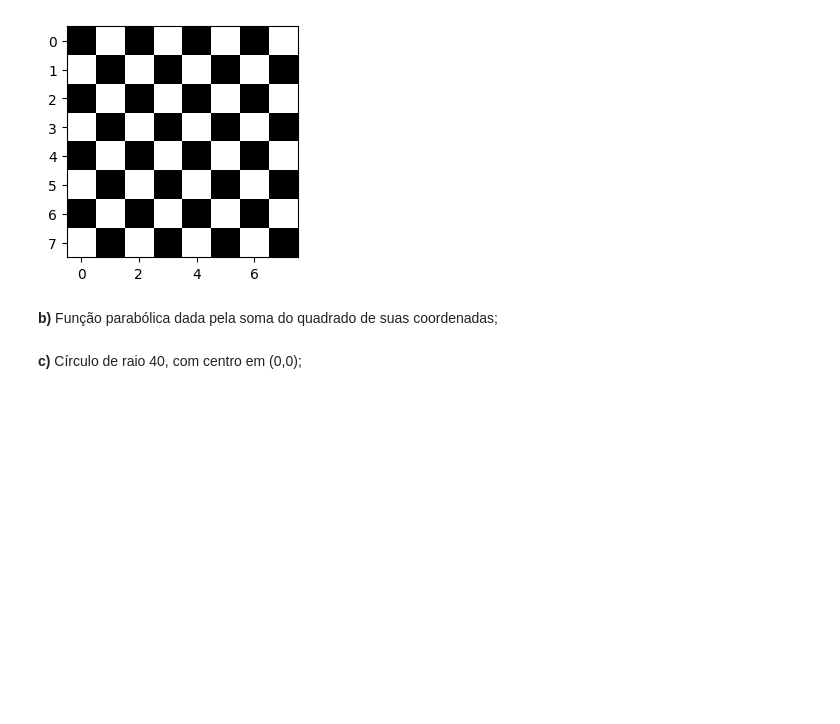
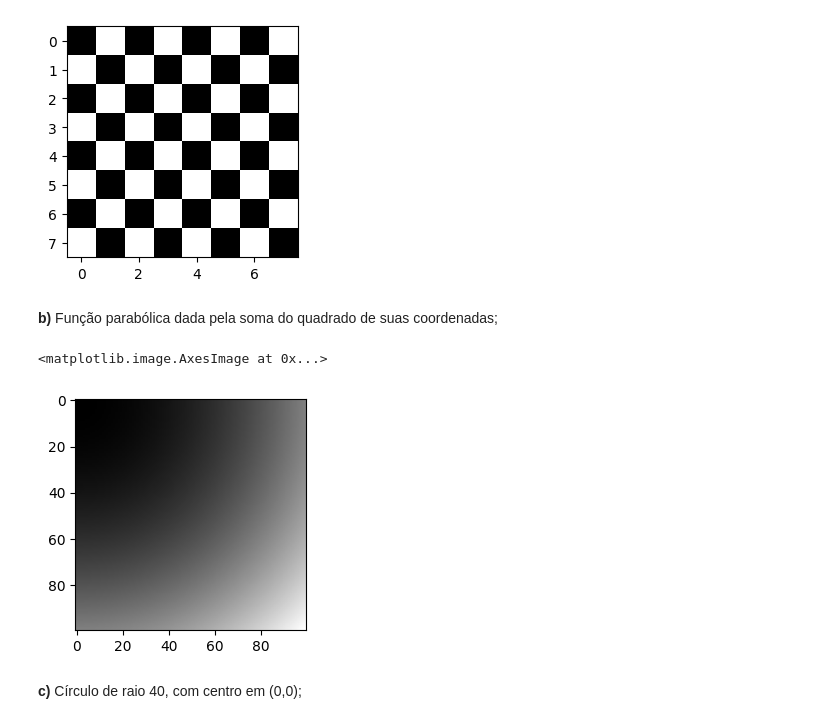
Before and after one commit to UNICAMP-EA979/2026s1-pi01-numpy-g248527, a Jupyter notebook: Atividade.ipynb, the cells around one changed output. Saved outputs shown, nothing was run; the diff lists cells and outputs as text; code cells hidden in the pictures; blank space fills up the shorter version.

```diff
--- a/Atividade.ipynb
+++ b/Atividade.ipynb
@@ -459,2 +457,16 @@ plt.imshow(tabuleiro,vmin=0, vmax=255, cmap='gray')
+# %%
+# Seu código aqui
+
+# Aqui eu utilizei novamente o np.indices para criar uma matriz com o valor dos indices das linhas e das colunas (r e c respectivamente). Em seguida, a matriz funcao_parabolica é criada a partir da soma do quadrado dos elementos de r e c.
+
+r, c = np.indices((100, 100))
+
+funcao_parabolica = r**2 + c**2
+
+plt.figure(figsize = (3,3))
+plt.imshow(funcao_parabolica, cmap='gray')
+# %% [output]
+<matplotlib.image.AxesImage at 0x...>
+[figure, added]
 # %% [markdown]
 **c)** Círculo de raio 40, com centro em (0,0);
```
Also changed, not shown: parts of 9 cells of this notebook.
